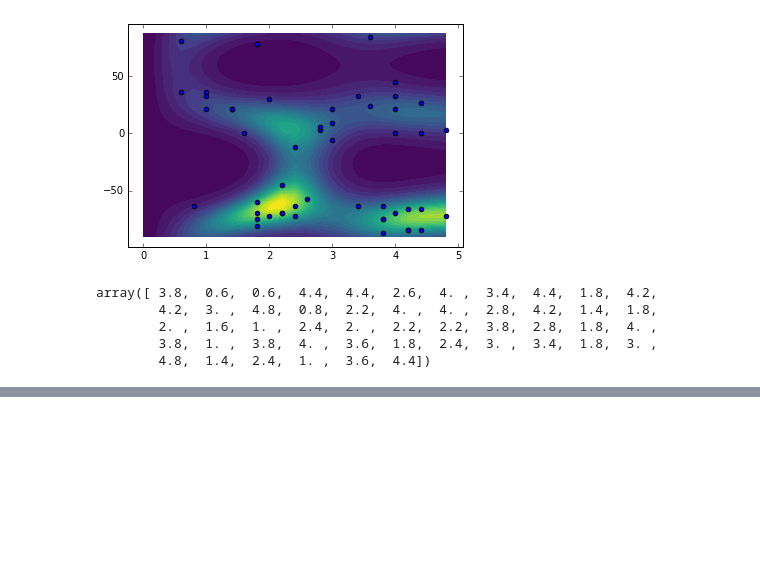
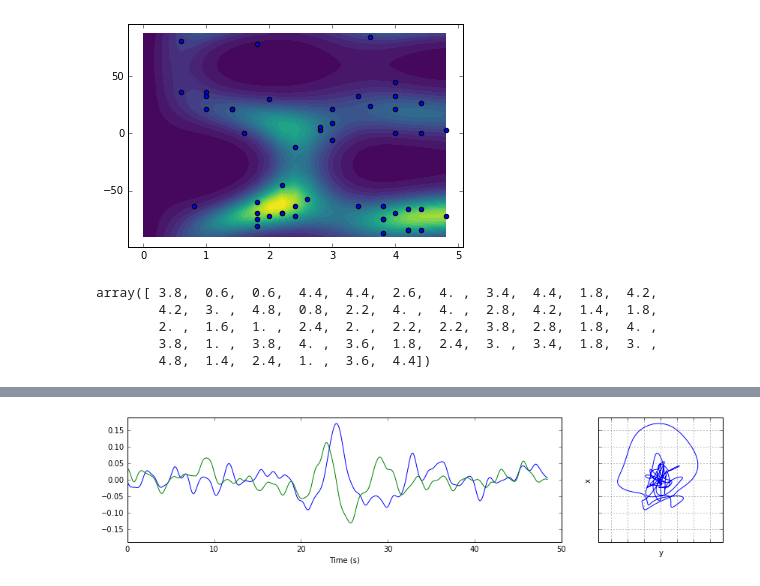
Before and after one commit to JackWalpole/splitwavepy, a Jupyter notebook: devel/Bootstrap.ipynb, the cells around one changed output, grey strips where cells are left out. Drawn from its saved outputs; the diff is of its cells as text; code cells hidden in the pictures; blank space fills up the shorter version.

```diff
--- a/devel/Bootstrap.ipynb
+++ b/devel/Bootstrap.ipynb
@@ -131,0 +137,5 @@ ValueError: all input arrays must have the same shape
+# %%
+a = sw.Pair(delta=0.1,fast=30,lag=1.5,noise=0.1)
+a.plot()
+# %% [output]
+[figure, added]
```
Also changed, not shown: parts of 9 cells of this notebook, 1 other file.
